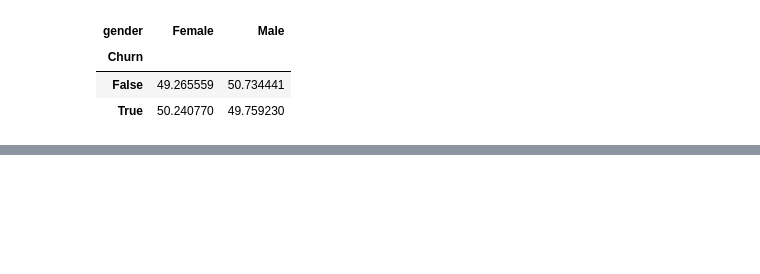
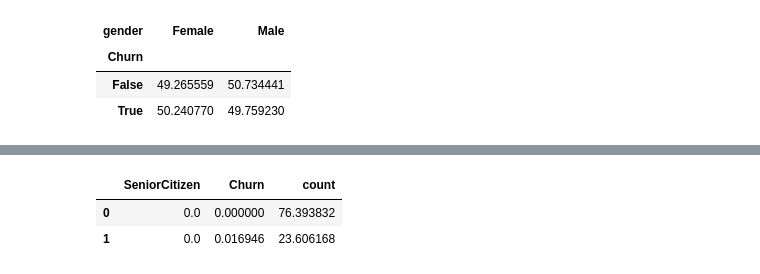
Before and after one commit to MiguelFigueroa02/Challenge_Telecom_X_Evasion_Clientes, a Jupyter notebook: telecomx_latam.ipynb, the cells around one changed output, grey strips where cells are left out. Saved outputs shown, nothing was run; the diff lists cells and outputs as text; code cells hidden in the pictures; blank space fills up the shorter version.

```diff
--- a/telecomx_latam.ipynb
+++ b/telecomx_latam.ipynb
@@ -863,3 +863,11 @@ categorical_columns('Contract')
 categorical_columns('PaymentMethod')
 # %% [output]
 [interactive output not drawn]
+# %%
+df_grouped = datos_normalizados.groupby(['SeniorCitizen','Churn']).size().reset_index(name='count')
+# %%
+(df_grouped[(df_grouped['SeniorCitizen']==False)] /df_grouped[(df_grouped['SeniorCitizen']==False)]['count'].sum())*100
+# %% [output]
+|  | SeniorCitizen | Churn | count |
+| 0 | 0.0 | 0.000000 | 76.393832 |
+| 1 | 0.0 | 0.016946 | 23.606168 |
```
